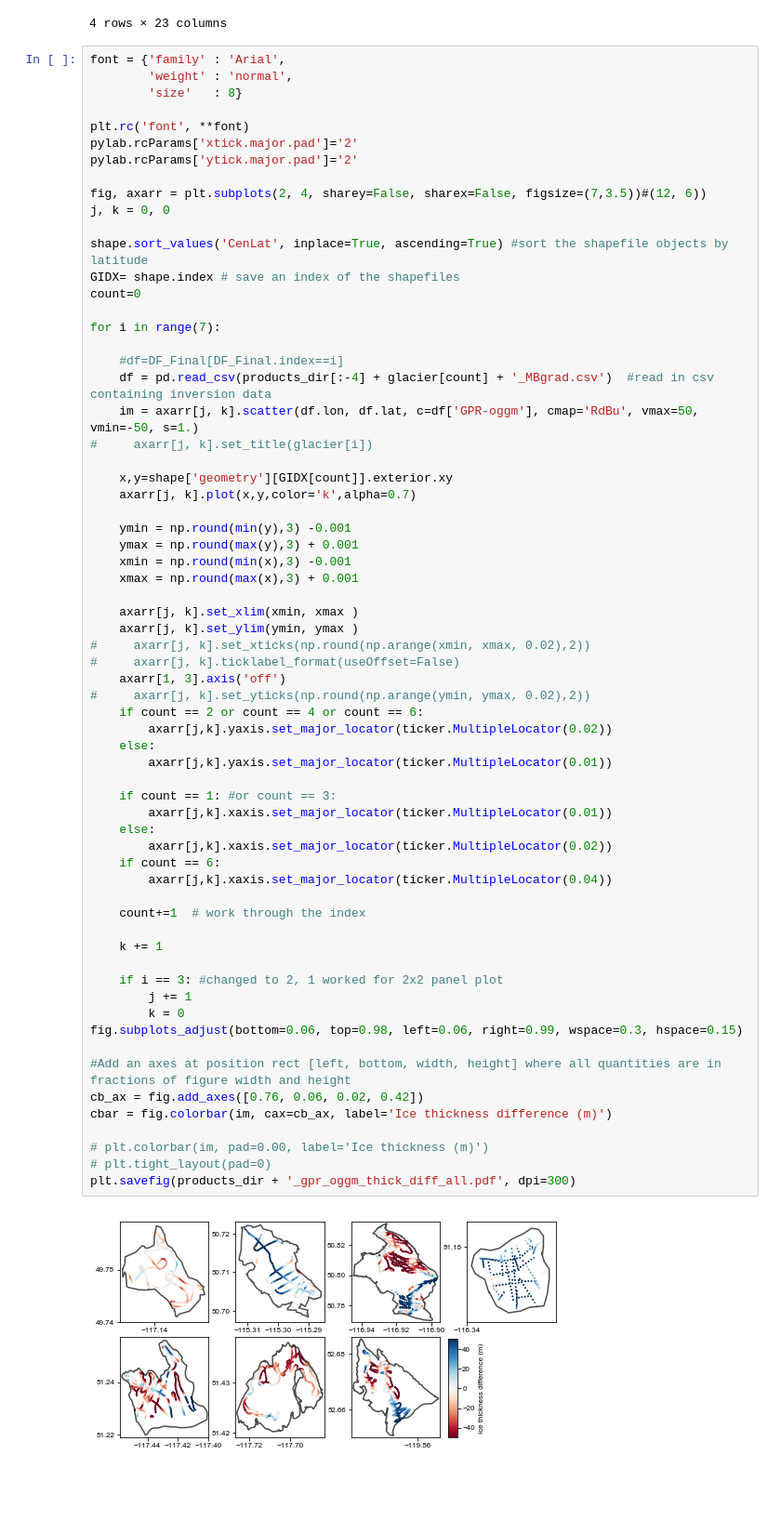
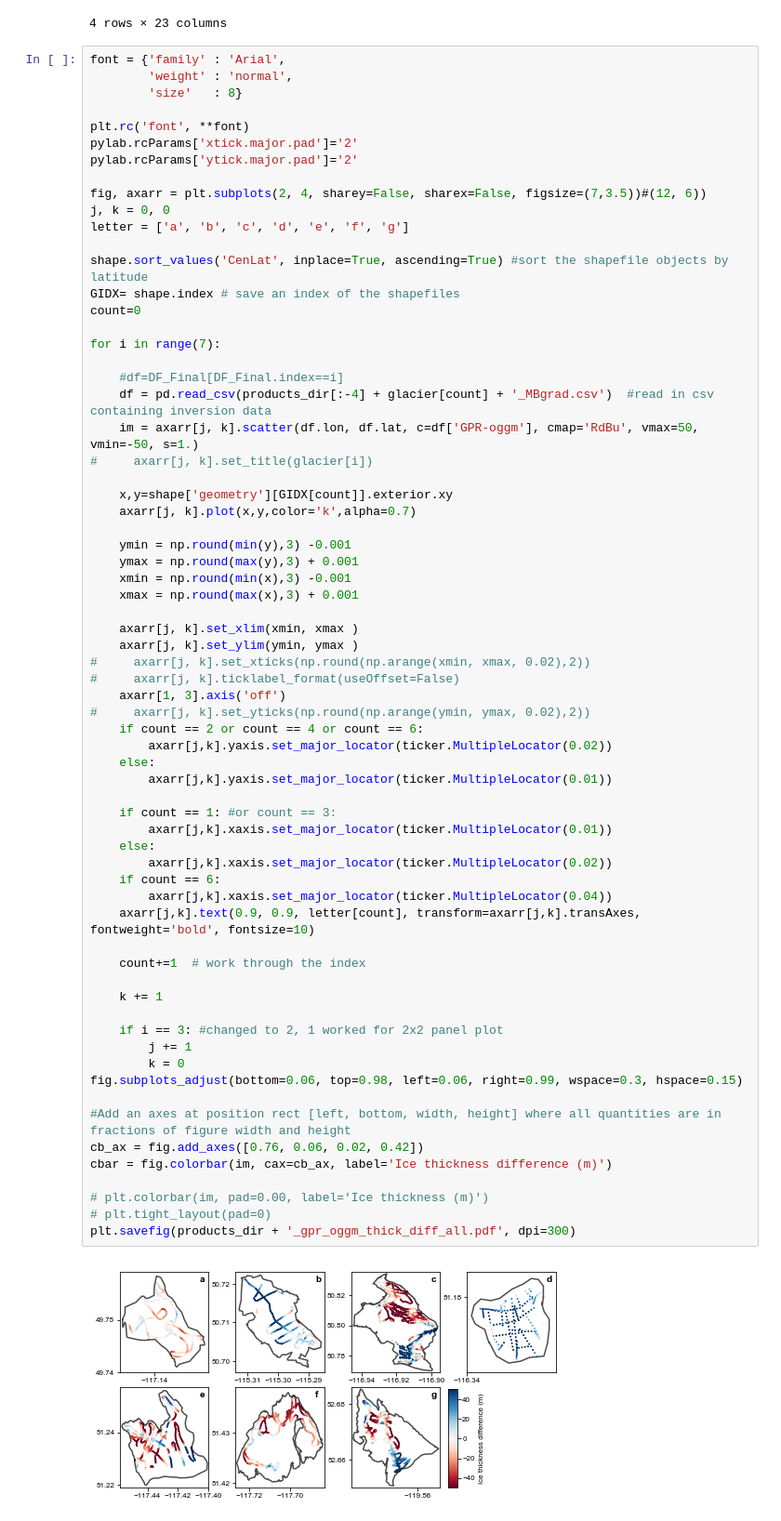
Before and after one commit to bpelto/OGGM-Columbia-Project, a Jupyter notebook: plotting/oggm_gpr_comp_plot.ipynb, the cells around one changed output. Shown at 93% size. Saved outputs shown, nothing was run; the diff lists cells and outputs as text; blank space fills up the shorter version.

Commit message:
add panel letters

```diff
--- a/plotting/oggm_gpr_comp_plot.ipynb
+++ b/plotting/oggm_gpr_comp_plot.ipynb
@@ -90,6 +91,7 @@ pylab.rcParams['ytick.major.pad']='2'
 
 fig, axarr = plt.subplots(2, 4, sharey=False, sharex=False, figsize=(7,3.5))#(12, 6))
 j, k = 0, 0
+letter = ['a', 'b', 'c', 'd', 'e', 'f', 'g']
 
 shape.sort_values('CenLat', inplace=True, ascending=True) #sort the shapefile objects by latitude
 GIDX= shape.index # save an index of the shapefiles
@@ -118,31 +120,32 @@ for i in range(7):
 #     axarr[j, k].set_yticks(np.round(np.arange(ymin, ymax, 0.02),2))
     if count == 2 or count == 4 or count == 6:
         axarr[j,k].yaxis.set_major_locator(ticker.MultipleLocator(0.02))
     else:
         axarr[j,k].yaxis.set_major_locator(ticker.MultipleLocator(0.01))
 
     if count == 1: #or count == 3:
         axarr[j,k].xaxis.set_major_locator(ticker.MultipleLocator(0.01))
     else:
         axarr[j,k].xaxis.set_major_locator(ticker.MultipleLocator(0.02))
     if count == 6:
         axarr[j,k].xaxis.set_major_locator(ticker.MultipleLocator(0.04))
+    axarr[j,k].text(0.9, 0.9, letter[count], transform=axarr[j,k].transAxes, fontweight='bold', fontsize=10)
 
     count+=1  # work through the index
 
     k += 1
 
     if i == 3: #changed to 2, 1 worked for 2x2 panel plot
         j += 1
         k = 0
 fig.subplots_adjust(bottom=0.06, top=0.98, left=0.06, right=0.99, wspace=0.3, hspace=0.15)
 
 #Add an axes at position rect [left, bottom, width, height] where all quantities are in fractions of figure width and height
 cb_ax = fig.add_axes([0.76, 0.06, 0.02, 0.42])
 cbar = fig.colorbar(im, cax=cb_ax, label='Ice thickness difference (m)')
 
 # plt.colorbar(im, pad=0.00, label='Ice thickness (m)')
 # plt.tight_layout(pad=0)
 plt.savefig(products_dir + '_gpr_oggm_thick_diff_all.pdf', dpi=300)
 # %% [output]
-[figure, old version]
+[figure, new version]
```
Also changed, not shown: parts of 2 cells of this notebook.
